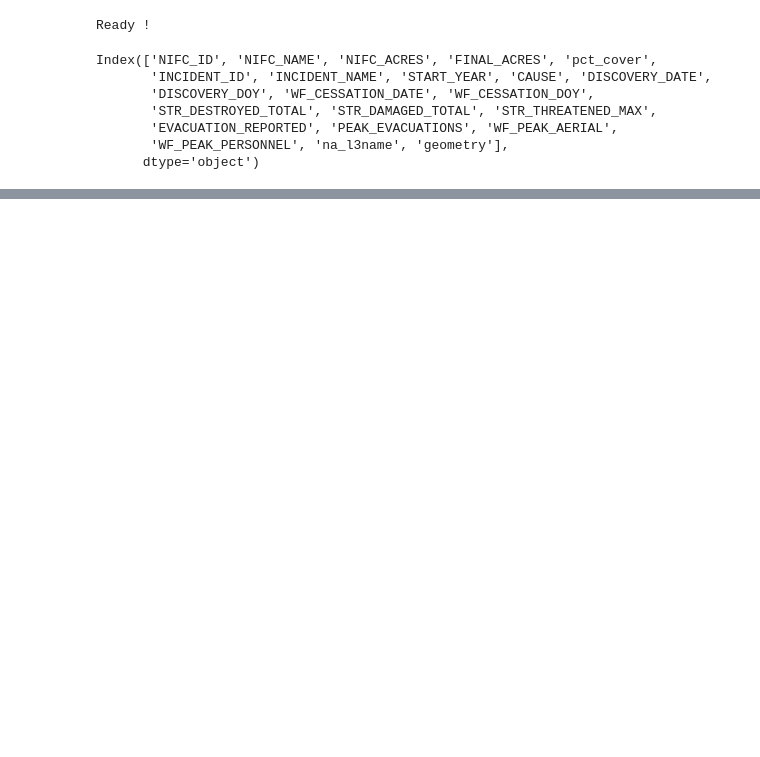
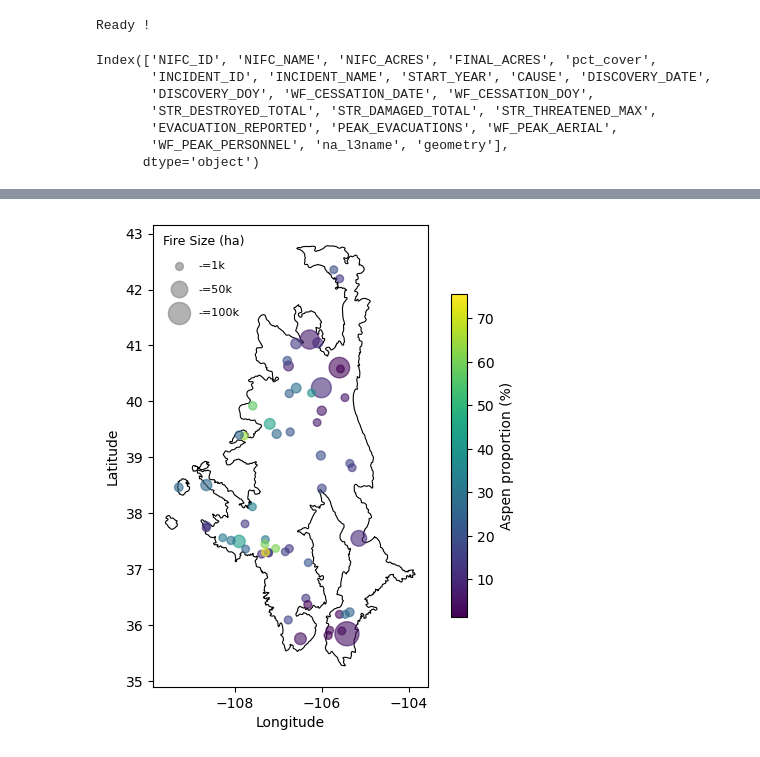
Before and after one commit to natshoff/aspen-fire-fork, a Jupyter notebook: Aim2/code/Python/_figures.ipynb, the cells around one changed output, grey strips where cells are left out. Cells and saved outputs as stored; diff of their text form; code cells hidden in the pictures; blank space fills up the shorter version.

```diff
--- a/Aim2/code/Python/_figures.ipynb
+++ b/Aim2/code/Python/_figures.ipynb
@@ -36,3 +44,8 @@ Index(['NIFC_ID', 'NIFC_NAME', 'NIFC_ACRES', 'FINAL_ACRES', 'pct_cover',
        'EVACUATION_REPORTED', 'PEAK_EVACUATIONS', 'WF_PEAK_AERIAL',
        'WF_PEAK_PERSONNEL', 'na_l3name', 'geometry'],
       dtype='object')
+# %%
+# load the frp grid
+fp = os.path.join(projdir,f'data/spatial/mod/VIIRS/viirs_snpp_jpss1_afd_latlon_aspenfires_pixar_gridstats.gpkg')
+grid = gpd.read_file(fp)
+grid.columns
@@ -38,0 +60,5 @@ Index(['NIFC_ID', 'NIFC_NAME', 'NIFC_ACRES', 'FINAL_ACRES', 'pct_cover',
+# %%
+fp = os.path.join(projdir,'data/spatial/raw/boundaries/na_cec_eco_l3_west.gpkg')
+ecol3 = gpd.read_file(fp)
+ecol3 = ecol3[['NA_L3NAME','NA_L3CODE','geometry']].rename(columns={'NA_L3NAME': 'na_l3name', 'NA_L3CODE': 'na_l3code'})
+ecol3.columns
@@ -39,33 +67,78 @@ Index(['NIFC_ID', 'NIFC_NAME', 'NIFC_ACRES', 'FINAL_ACRES', 'pct_cover',
 # %%
 # Figure 1A. Map of the Southern Rockies
 # %%
-# get the fire centroids
+# Generate centroids
+fires_ = fires[fires['NIFC_ID'].isin(grid['Fire_ID'].unique())]
+fires_['NIFC_ACRES'] = pd.to_numeric(fires_['NIFC_ACRES'], errors='coerce')
+fires_['FINAL_KM2'] = fires_['NIFC_ACRES'] * 0.00404686
+fires_['FINAL_HA'] = fires_['NIFC_ACRES']* 0.404686
+print(fires_['FINAL_HA'].describe())
+
+# Get the centroid of fires
+centroid = fires_.copy()
+centroid['geometry'] = centroid.geometry.centroid
+centroid['aspen_size'] = centroid['pct_cover'] * 5
+
+# # do some scaling (area weighted aspen cover)
+# scaler = MinMaxScaler(feature_range=(0, 100))  # Normalize to 0–100
+# centroid['pct_cover_wt'] = centroid['pct_cover'] * centroid['FINAL_HA']  # Weighted by fire size
+# centroid['pct_cover_wt_nm'] = scaler.fit_transform(centroid[['pct_cover_wt']])
+
+scaler = MinMaxScaler(feature_range=(10, 100))  # Marker sizes between 10 and 200
+centroid['fire_size'] = scaler.fit_transform(centroid[['FINAL_HA']]) * 3
+
+# subset to SRM
 centroid_srm = centroid[centroid['na_l3name'] == 'Southern Rockies']
 ecol3_srm = ecol3[ecol3['na_l3name'] == 'Southern Rockies']
+
+# Ensure the same projection
+centroid_srm = centroid_srm.to_crs(4326)
+ecol3_srm = ecol3_srm.to_crs(4326)
 
 # plot it
 fig, ax = plt.subplots(figsize=(6, 6))
 
 ecol3_srm.plot(ax=ax, edgecolor='black', linewidth=0.8, color='none')
+
 centroid_srm.plot(
-    ax=ax, markersize=centroid_srm['pct_cover'],
+    ax=ax,
+    markersize=centroid_srm['fire_size'],  # Use normalized marker size
     column='pct_cover', cmap='viridis',
     legend=False, alpha=0.6)
 
-# Manually add colorbar
-norm = matplotlib.colors.Normalize(vmin=centroid_srm['pct_cover'].min(), vmax=centroid_srm['pct_cover'].max())
-sm = plt.cm.ScalarMappable(cmap='viridis', norm=norm)
-sm.set_array([])  # Only needed for ScalarMappable
+# Add colorbar for aspen percent cover
+norm = mcolors.Normalize(vmin=centroid_srm['pct_cover'].min(), vmax=centroid_srm['pct_cover'].max())
+sm = ScalarMappable(cmap='viridis', norm=norm)
+sm.set_array([])
+cbar = fig.colorbar(sm, ax=ax, shrink=0.7)
+cbar.set_label('Aspen proportion (%)')
 
-# Adjust the size of the colorbar using the `shrink` parameter
-cbar = fig.colorbar(sm, ax=ax, shrink=0.7)
-cbar.set_label('Aspen Percent')
+# Create a custom legend for fire size
+# Create legend sizes for fire size (in hectares)
+legend_sizes_ha = [1000, 50000, 100000]  # Example fire sizes in hectares
+legend_scaled_sizes = scaler.transform([[size] for size in legend_sizes_ha]).flatten() * 3
+legend_labels = [f'-={int(size / 1000)}k' for size in legend_sizes_ha]
 
-plt.xlabel('Longitude')
-plt.ylabel('Latitude')
+# Create legend handles using the correctly scaled sizes
+legend_handles = [
+    plt.scatter([], [], s=size, color='gray', alpha=0.6, label=label)
+    for size, label in zip(legend_scaled_sizes, legend_labels)
+]
 
+# Add the legend to the map
+ax.legend(
+    handles=legend_handles, loc='upper left',
+    title='Fire Size (ha)', frameon=False, fontsize=8, title_fontsize=9,
+    handletextpad=0.8,  # Space between markers and labels
+    labelspacing=1.2    # Vertical space between legend items
+)
 
-# Save the map as a PNG
+# Labels and saving
+plt.xlabel('Longitude', size=10)
+plt.ylabel('Latitude', size=10)
+
+# Save the map
 plt.savefig(os.path.join(projdir, 'figures/Figure1_Aspen-Fires_NIFC-SRM.png'), dpi=300, bbox_inches='tight')
 
 plt.show()
+# %% [output]
@@ -71,0 +154 @@ plt.show()
+[figure, added]
```
Also changed, not shown: parts of 11 cells of this notebook, 14 other files.
